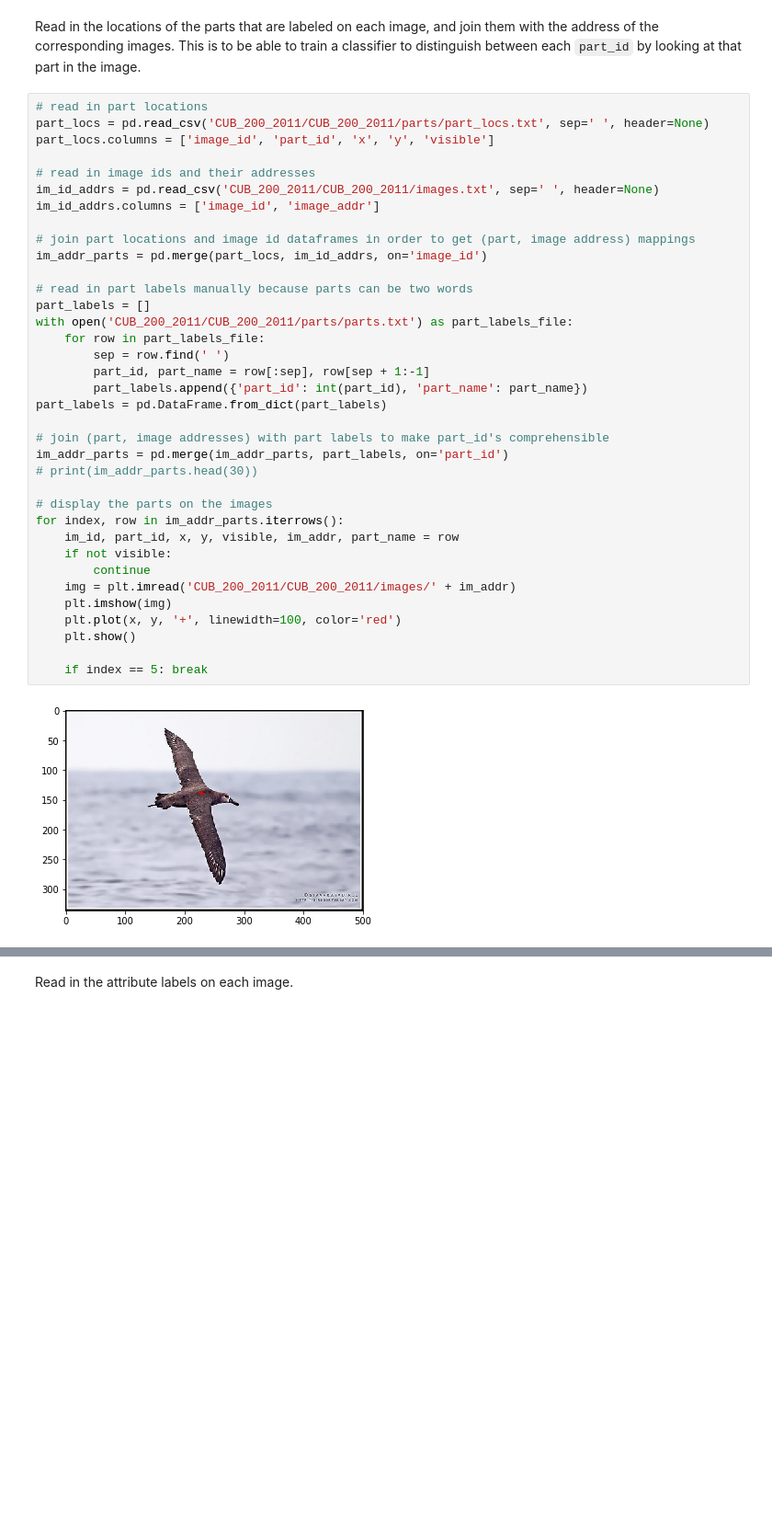
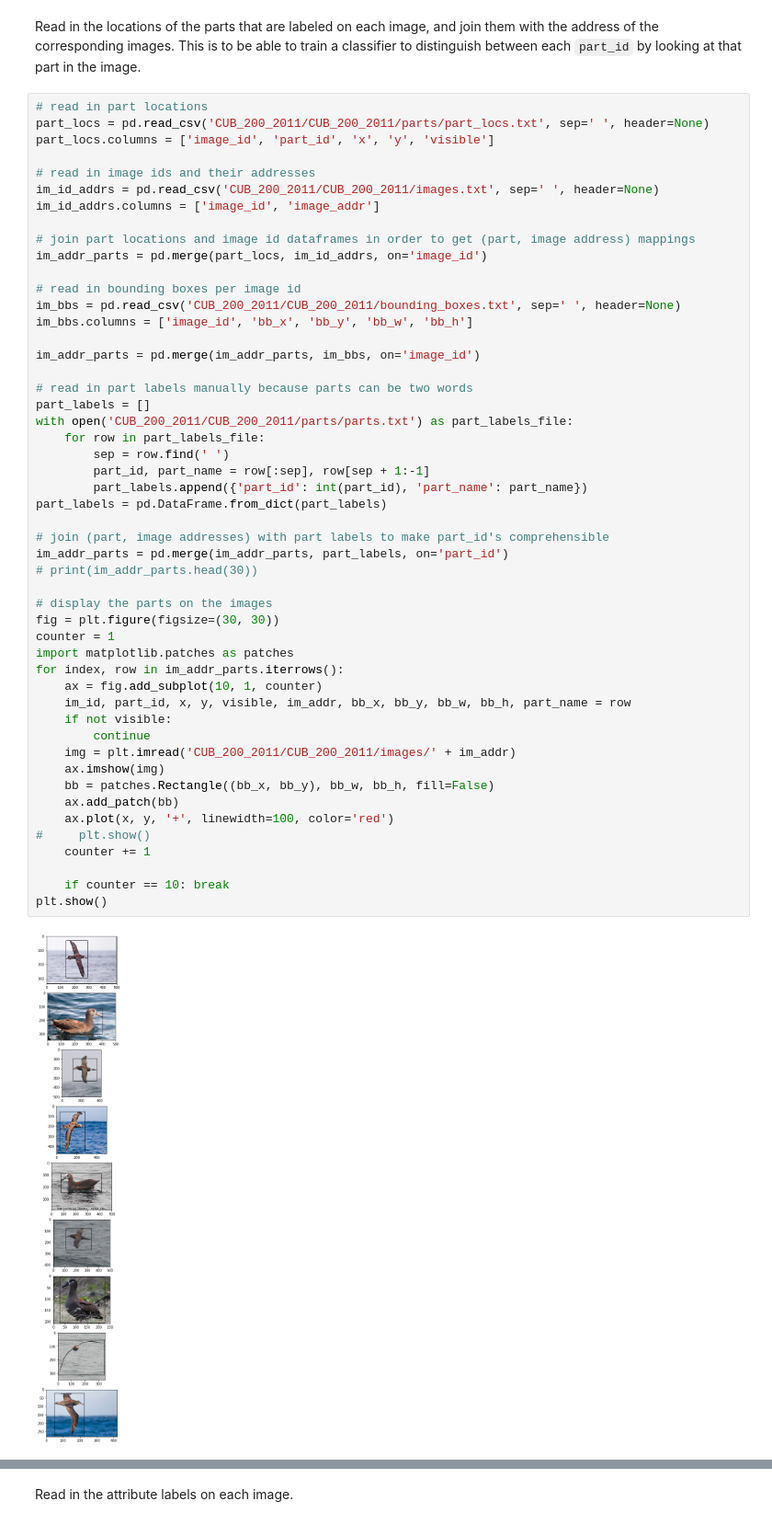
Before and after one commit to jshph/bird-classification, a Jupyter notebook: CS 378 Geometric Fndns of Data Sci Final Project - Bird Classification.ipynb, the cells around one changed output, grey strips where cells are left out. Shown at 92% size. Cells and saved outputs as stored; diff of their text form; blank space fills up the shorter version.

Commit message:
show bounding boxes

```diff
--- a/CS 378 Geometric Fndns of Data Sci Final Project - Bird Classification.ipynb
+++ b/CS 378 Geometric Fndns of Data Sci Final Project - Bird Classification.ipynb
@@ -10,36 +10,50 @@ Read in the locations of the parts that are labeled on each image, and join them
 part_locs = pd.read_csv('CUB_200_2011/CUB_200_2011/parts/part_locs.txt', sep=' ', header=None)
 part_locs.columns = ['image_id', 'part_id', 'x', 'y', 'visible']
 
 # read in image ids and their addresses
 im_id_addrs = pd.read_csv('CUB_200_2011/CUB_200_2011/images.txt', sep=' ', header=None)
 im_id_addrs.columns = ['image_id', 'image_addr']
 
 # join part locations and image id dataframes in order to get (part, image address) mappings
 im_addr_parts = pd.merge(part_locs, im_id_addrs, on='image_id')
+
+# read in bounding boxes per image id
+im_bbs = pd.read_csv('CUB_200_2011/CUB_200_2011/bounding_boxes.txt', sep=' ', header=None)
+im_bbs.columns = ['image_id', 'bb_x', 'bb_y', 'bb_w', 'bb_h']
+
+im_addr_parts = pd.merge(im_addr_parts, im_bbs, on='image_id')
 
 # read in part labels manually because parts can be two words
 part_labels = []
 with open('CUB_200_2011/CUB_200_2011/parts/parts.txt') as part_labels_file:
     for row in part_labels_file:
         sep = row.find(' ')
         part_id, part_name = row[:sep], row[sep + 1:-1]
         part_labels.append({'part_id': int(part_id), 'part_name': part_name})
 part_labels = pd.DataFrame.from_dict(part_labels)
 
 # join (part, image addresses) with part labels to make part_id's comprehensible
 im_addr_parts = pd.merge(im_addr_parts, part_labels, on='part_id')
 # print(im_addr_parts.head(30))
 
 # display the parts on the images
+fig = plt.figure(figsize=(30, 30))
+counter = 1
+import matplotlib.patches as patches
 for index, row in im_addr_parts.iterrows():
-    im_id, part_id, x, y, visible, im_addr, part_name = row
+    ax = fig.add_subplot(10, 1, counter)
+    im_id, part_id, x, y, visible, im_addr, bb_x, bb_y, bb_w, bb_h, part_name = row
     if not visible:
         continue
     img = plt.imread('CUB_200_2011/CUB_200_2011/images/' + im_addr)
-    plt.imshow(img)
-    plt.plot(x, y, '+', linewidth=100, color='red')
-    plt.show()
+    ax.imshow(img)
+    bb = patches.Rectangle((bb_x, bb_y), bb_w, bb_h, fill=False)
+    ax.add_patch(bb)
+    ax.plot(x, y, '+', linewidth=100, color='red')
+#     plt.show()
+    counter += 1
 
-    if index == 5: break
+    if counter == 10: break
+plt.show()
 # %% [output]
-[figure, old version]
+[figure, new version]
```
Also changed, not shown: parts of 1 cell of this notebook.
